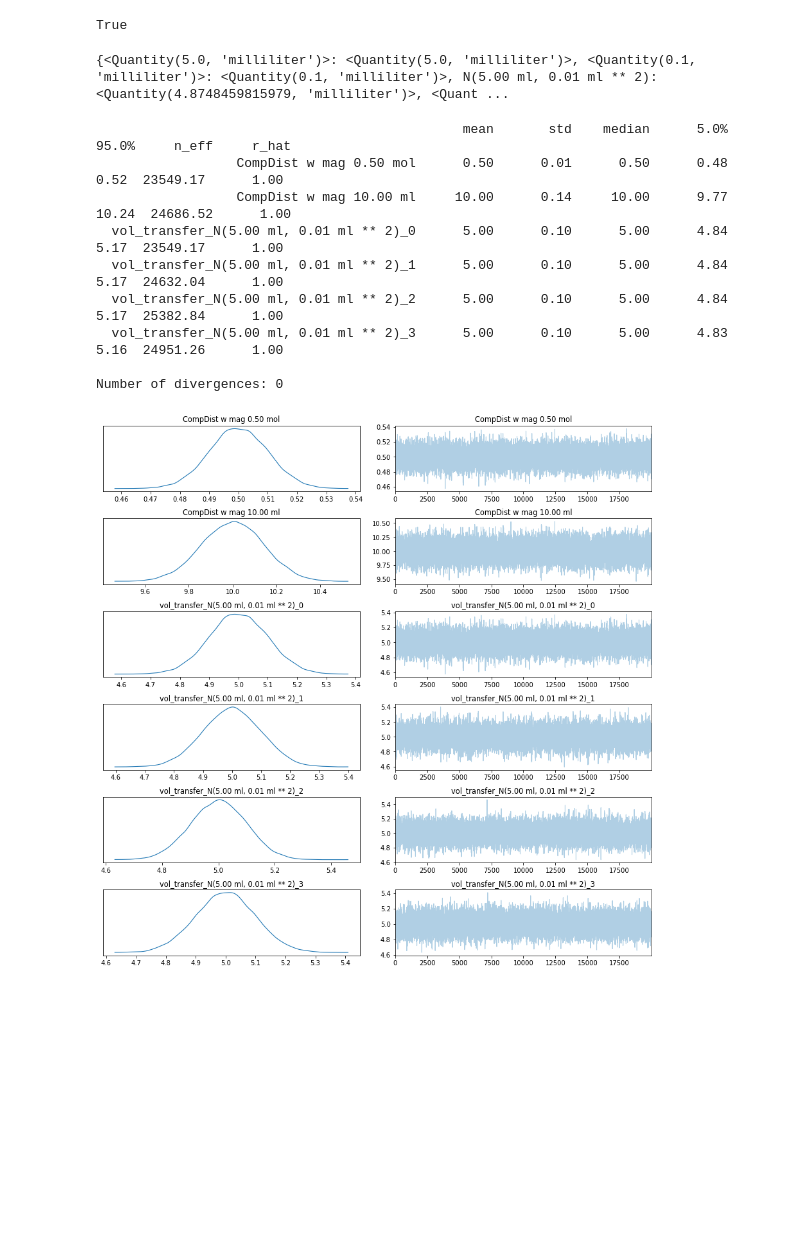
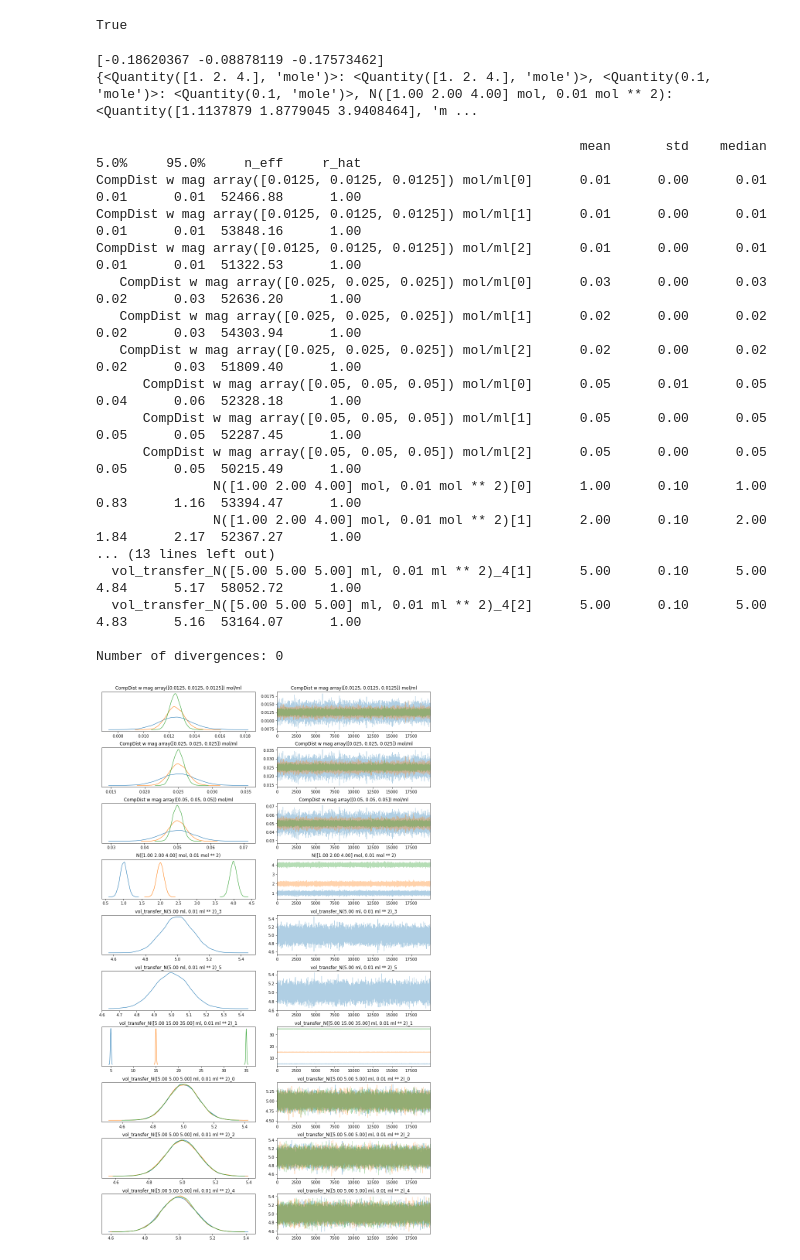
Before and after one commit to choderalab/bellini, a Jupyter notebook: examples/serial-dilutions/playground.ipynb, the cells around one changed output. Drawn from its saved outputs; the diff is of its cells as text; code cells hidden in the pictures; blank space fills up the shorter version.

```diff
--- a/examples/serial-dilutions/playground.ipynb
+++ b/examples/serial-dilutions/playground.ipynb
@@ -19,22 +21,23 @@ water_stock = Solvent(water, Quantity(100.0, ureg.milliliter))
 sugar_water = Solution(one_mol_sugar, ten_ml_water)
 # %%
-sugar_stock_bottle = Well(solution = sugar_water)
+sugar_stock_bottle = Container(solution = sugar_water)
 
-water_stock_bottle = Well(solution = water_stock)
+water_stock_bottle = Container(solution = water_stock)
 
-plate = [Well() for i in range(3)]
+plate = [Container() for i in range(3)]
 
 from bellini.actions import *
 pipette = Dispenser("pipette", Quantity(0.1, ureg.milliliter))
 
 pipette.apply(sugar_stock_bottle, plate[0], Quantity(5.0, ureg.milliliter))
-print(plate[0].observe('moles'), plate[0].observe('volume'))
-pipette.apply(water_stock_bottle, plate[0], Quantity(5.0, ureg.milliliter))
-print(plate[0].observe('moles'), plate[0].observe('volume'))
-plate[0].observe('moles').trace = True
-plate[0].observe('volume').trace = True
+pipette.apply(water_stock_bottle, plate[0], Quantity(np.array([5.0, 15.0, 35.0]), ureg.milliliter))
+print(plate)
+plate[0].observe('concentration').trace = True
+dist = plate[0].observe('concentration')
 pipette.apply(plate[0], plate[1], Quantity(5.0, ureg.milliliter))
-print(plate[0].observe('moles'), plate[0].observe('volume'))
 pipette.apply(water_stock_bottle, plate[1], Quantity(5.0, ureg.milliliter))
-print(plate[0].observe('moles'), plate[0].observe('volume'))
+plate[1].observe('concentration').trace = True
+pipette.apply(plate[1], plate[2], Quantity(5.0, ureg.milliliter))
+pipette.apply(water_stock_bottle, plate[2], Quantity(5.0, ureg.milliliter))
+plate[2].observe('concentration').trace = True
 # %% [output]
@@ -52,3 +45,3 @@ plate[0].observe('volume').trace = True
 # %%
 conc_measure = Measurer("uv_vis", Quantity(0.1, ureg.mole / ureg.milliliter))
-concentration = conc_measure.apply(plate[1], value="concentration")
+concentration = conc_measure.apply(plate[2], value="concentration")
@@ -96,9 +98,11 @@ import numpyro
 model = graph_to_numpyro_model(concentration.g)
 with numpyro.handlers.seed(rng_seed=0):
     out, model_dict = model()
+    print(out)
     print(model_dict)
 # %% [output]
-{<Quantity(5.0, 'milliliter')>: <Quantity(5.0, 'milliliter')>, <Quantity(0.1, 'milliliter')>: <Quantity(0.1, 'milliliter')>, N(5.00 ml, 0.01 ml ** 2): <Quantity(4.8748459815979, 'milliliter')>, <Quant ...
+[-0.18620367 -0.08878119 -0.17573462]
+{<Quantity([1. 2. 4.], 'mole')>: <Quantity([1. 2. 4.], 'mole')>, <Quantity(0.1, 'mole')>: <Quantity(0.1, 'mole')>, N([1.00 2.00 4.00] mol, 0.01 mol ** 2): <Quantity([1.1137879 1.8779045 3.9408464], 'm ...
 # %%
 import numpy as np
 import numpyro
@@ -152,18 +156,26 @@ def model_wrapper(obs = None):
 # %%
 mcmc_wrapper = MCMCModel(model_wrapper, mcmc_args={"num_warmup": 10000, "num_samples": 20000, "thinning": 1})
 #mcmc_wrapper.run_mcmc(obs = Quantity(0.05, ureg.mole / ureg.milliliter))
-mcmc_wrapper.run_mcmc(obs = 0.05)
+mcmc_wrapper.run_mcmc(obs = np.array([0.0250] * 3))
 #mcmc_wrapper.run_mcmc()
 # %%
-mcmc_wrapper.plot_results()
+mcmc_wrapper.plot_results(exclude_deterministic=False)
 # %% [output]
-                                               mean       std    median      5.0%     95.0%     n_eff     r_hat
-                  CompDist w mag 0.50 mol      0.50      0.01      0.50      0.48      0.52  23549.17      1.00
-                  CompDist w mag 10.00 ml     10.00      0.14     10.00      9.77     10.24  24686.52      1.00
-  vol_transfer_N(5.00 ml, 0.01 ml ** 2)_0      5.00      0.10      5.00      4.84      5.17  23549.17      1.00
-  vol_transfer_N(5.00 ml, 0.01 ml ** 2)_1      5.00      0.10      5.00      4.84      5.17  24632.04      1.00
-  vol_transfer_N(5.00 ml, 0.01 ml ** 2)_2      5.00      0.10      5.00      4.84      5.17  25382.84      1.00
-  vol_transfer_N(5.00 ml, 0.01 ml ** 2)_3      5.00      0.10      5.00      4.83      5.16  24951.26      1.00
+                                                              mean       std    median      5.0%     95.0%     n_eff     r_hat
+CompDist w mag array([0.0125, 0.0125, 0.0125]) mol/ml[0]      0.01      0.00      0.01      0.01      0.01  52466.88      1.00
+CompDist w mag array([0.0125, 0.0125, 0.0125]) mol/ml[1]      0.01      0.00      0.01      0.01      0.01  53848.16      1.00
+CompDist w mag array([0.0125, 0.0125, 0.0125]) mol/ml[2]      0.01      0.00      0.01      0.01      0.01  51322.53      1.00
+   CompDist w mag array([0.025, 0.025, 0.025]) mol/ml[0]      0.03      0.00      0.03      0.02      0.03  52636.20      1.00
+   CompDist w mag array([0.025, 0.025, 0.025]) mol/ml[1]      0.02      0.00      0.02      0.02      0.03  54303.94      1.00
+   CompDist w mag array([0.025, 0.025, 0.025]) mol/ml[2]      0.02      0.00      0.02      0.02      0.03  51809.40      1.00
+      CompDist w mag array([0.05, 0.05, 0.05]) mol/ml[0]      0.05      0.01      0.05      0.04      0.06  52328.18      1.00
+      CompDist w mag array([0.05, 0.05, 0.05]) mol/ml[1]      0.05      0.00      0.05      0.05      0.05  52287.45      1.00
+      CompDist w mag array([0.05, 0.05, 0.05]) mol/ml[2]      0.05      0.00      0.05      0.05      0.05  50215.49      1.00
+               N([1.00 2.00 4.00] mol, 0.01 mol ** 2)[0]      1.00      0.10      1.00      0.83      1.16  53394.47      1.00
+               N([1.00 2.00 4.00] mol, 0.01 mol ** 2)[1]      2.00      0.10      2.00      1.84      2.17  52367.27      1.00
+... (13 lines left out)
+  vol_transfer_N([5.00 5.00 5.00] ml, 0.01 ml ** 2)_4[1]      5.00      0.10      5.00      4.84      5.17  58052.72      1.00
+  vol_transfer_N([5.00 5.00 5.00] ml, 0.01 ml ** 2)_4[2]      5.00      0.10      5.00      4.83      5.16  53164.07      1.00
 
 Number of divergences: 0
-[figure, old version]
+[figure, new version]
```
Also changed, not shown: parts of 21 cells of this notebook.
